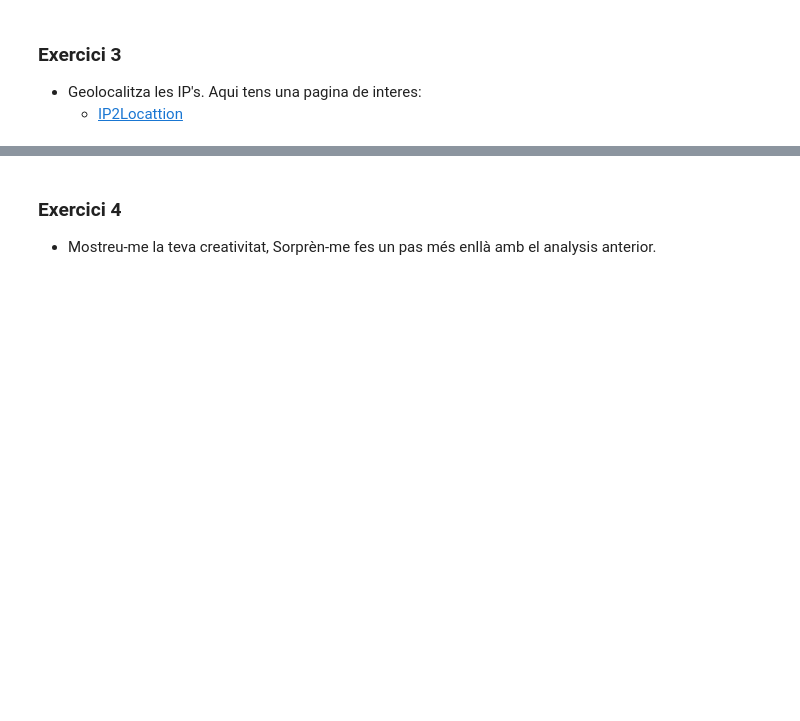
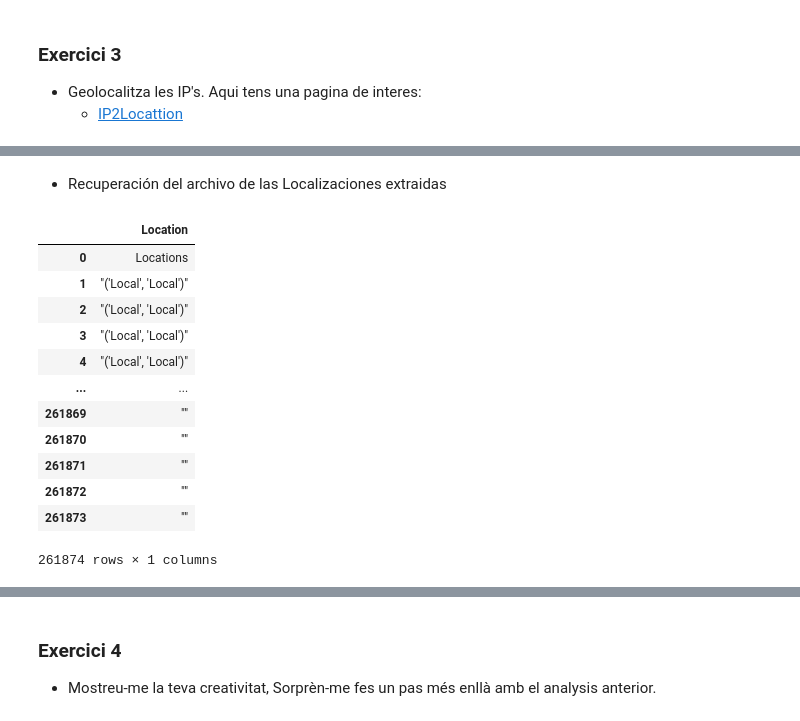
Before and after one commit to jesussantana/web-log-dash, a Jupyter notebook: Tasca_7_Registre_de_Logs.ipynb, the cells around one changed output, grey strips where cells are left out. Drawn from its saved outputs; the diff is of its cells as text; code cells hidden in the pictures; blank space fills up the shorter version.

```diff
--- a/Tasca_7_Registre_de_Logs.ipynb
+++ b/Tasca_7_Registre_de_Logs.ipynb
@@ -211,8 +272,22 @@ print(timedelta(seconds = end - start))'''
+# %% [markdown]
+- Recuperación del archivo de las Localizaciones extraidas
 # %%
 path = '../Data/Locations_export.csv'
 
-Locations_raw = pd.read_csv(path, sep='delimiter', names =['IP','Location'], engine='python')
+Locations_raw = pd.read_csv(path, sep='delimiter', names =['Location'], engine='python')
 
-Locations_copy = Locations_raw.copy()
-
-Locations_copy.head()
+Locations_raw
+# %% [output]
+|  | Location |
+| 0 | Locations |
+| 1 | "('Local', 'Local')" |
+| 2 | "('Local', 'Local')" |
+| 3 | "('Local', 'Local')" |
+| 4 | "('Local', 'Local')" |
+| ... | ... |
+| 261869 | "" |
+| 261870 | "" |
+| 261871 | "" |
+| 261872 | "" |
+| 261873 | "" |
+261874 rows × 1 columns
```
Also changed, not shown: parts of 45 cells of this notebook, 1 other file.
